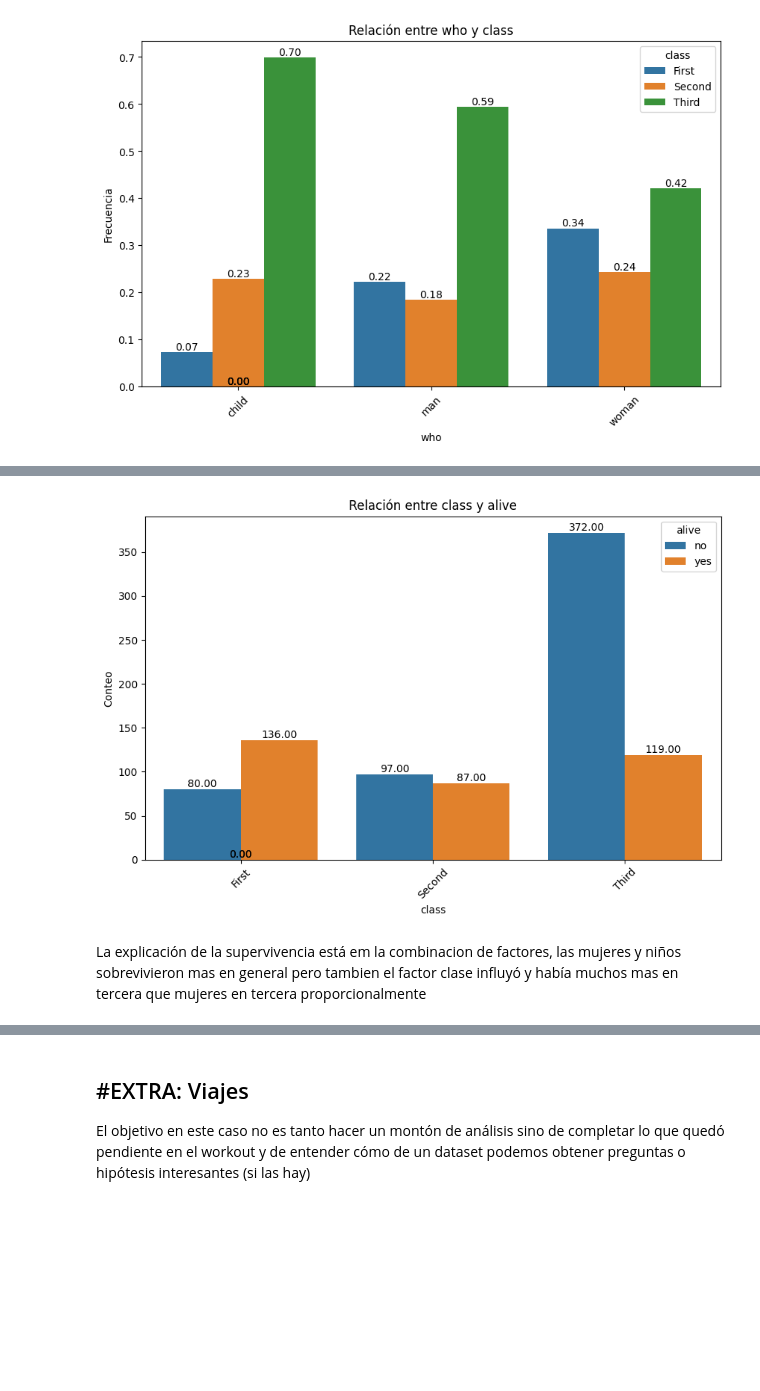
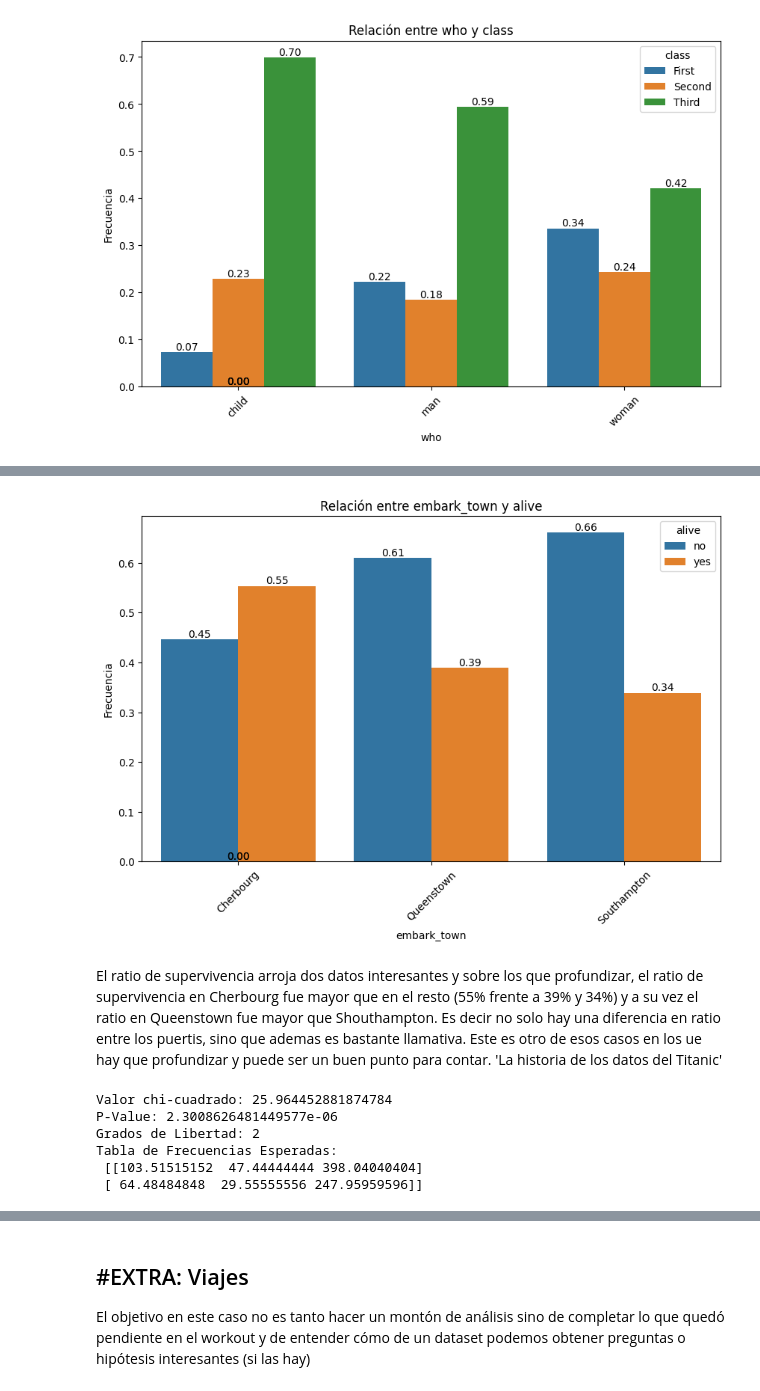
Before and after one commit to RobertoPE1/DS_ONLINE_ROBERTO, a Jupyter notebook: 03_Data_Analysis/Sprint_07/Unidad_02_Estadistica_Descriptiva_Multivariante/03_Practica_Obligatoria/18_Practica_Obligatoria_Multivariante.ipynb, the cells around one changed output, grey strips where cells are left out. Saved outputs shown, nothing was run; the diff lists cells and outputs as text; code cells hidden in the pictures; blank space fills up the shorter version.

```diff
--- a/03_Data_Analysis/Sprint_07/Unidad_02_Estadistica_Descriptiva_Multivariante/03_Practica_Obligatoria/18_Practica_Obligatoria_Multivariante.ipynb
+++ b/03_Data_Analysis/Sprint_07/Unidad_02_Estadistica_Descriptiva_Multivariante/03_Practica_Obligatoria/18_Practica_Obligatoria_Multivariante.ipynb
@@ -307,4 +341,4 @@ plot_categorical_relationship_fin(df,"who", "class", relative_freq=True,show_val
 # %%
-plot_categorical_relationship_fin(df,"class", "alive", show_values= True)
+plot_categorical_relationship_fin(df,"embark_town","alive", show_values= True, relative_freq=True)
 # %% [output]
-[figure, old version]
+[figure, new version]
@@ -313,2 +345,19 @@ plot_categorical_relationship_fin(df,"class", "alive", show_values= True)
-# %% [markdown]
-La explicación de la supervivencia está em la combinacion de factores, las mujeres y niños sobrevivieron mas en general pero tambien el factor clase influyó y había muchos mas en tercera que mujeres en tercera proporcionalmente
+# %% [markdown]
+El ratio de supervivencia arroja dos datos interesantes y sobre los que profundizar, el ratio de supervivencia en Cherbourg fue mayor que en el resto (55% frente a 39% y 34%) y a su vez el ratio en Queenstown fue mayor que Shouthampton. Es decir no solo hay una diferencia en ratio entre los puertis, sino que ademas es bastante llamativa. Este es otro de esos casos en los ue hay que profundizar y puede ser un buen punto para contar. 'La historia de los datos del Titanic'
+# %%
+
+tabla_contingencia = pd.crosstab(df["alive"], df["embark_town"])
+
+chi2, p, dof, expected = chi2_contingency(tabla_contingencia)
+
+print("Valor chi-cuadrado:", chi2)
+print("P-Value:",p)
+print("Grados de Libertad:", dof)
+print("Tabla de Frecuencias Esperadas:\n", expected)
+# %% [output]
+Valor chi-cuadrado: 25.964452881874784
+P-Value: 2.3008626481449577e-06
+Grados de Libertad: 2
+Tabla de Frecuencias Esperadas:
+ [[103.51515152  47.44444444 398.04040404]
+ [ 64.48484848  29.55555556 247.95959596]]
```
Also changed, not shown: parts of 12 cells of this notebook.
